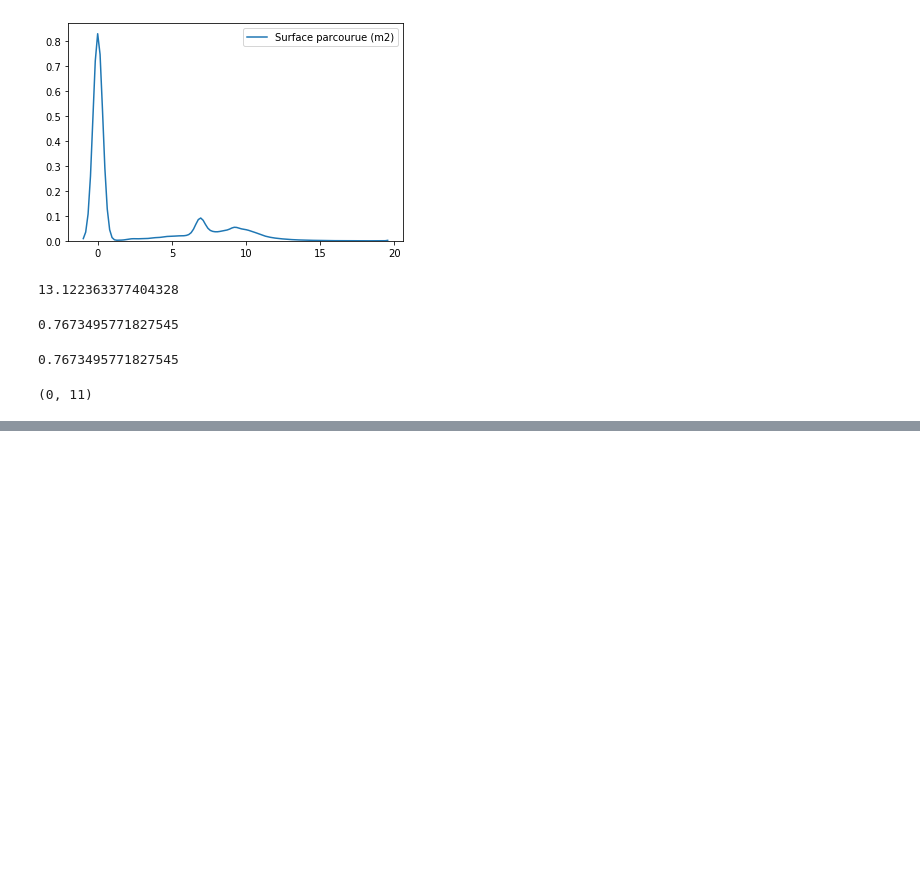
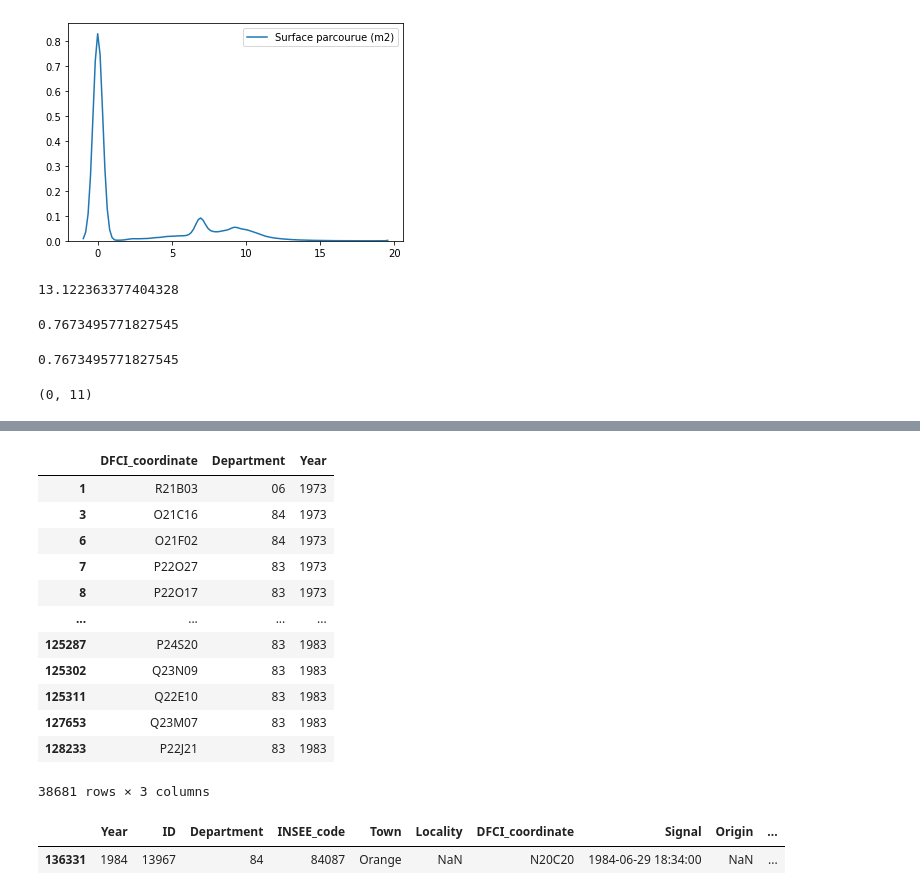
Before and after one commit to fd0r/Wildfire-Area, a Jupyter notebook: coco_notebook.ipynb, the cells around one changed output, grey strips where cells are left out. Drawn from its saved outputs; the diff is of its cells as text; code cells hidden in the pictures; blank space fills up the shorter version.

```diff
--- a/coco_notebook.ipynb
+++ b/coco_notebook.ipynb
@@ -11,5 +17,5 @@ add_forest_areas('./data/FOR_PUBL_FR_SE.json', './data/FOR_PUBL_FR_SE_A.json')
 # %%
-fires = pd.read_csv('./data/liste_incendies_ du_29_01_2020.csv', sep=';', skiprows=2)
+fires = pd.read_csv('./data/train.csv')#./../../../../Downloads/liste_incendies_ du_31_01_2020.csv', sep=';', skiprows=2)
 # %%
 fires.head()
 # %% [output]
@@ -61,0 +72,3 @@ fires[(fires['Type de feu']==0) & (fires['Surface parcourue (m2)']== 0)].shape
+# %%
+valid_dfci_letters = 'ABCDEFGHKLMN'
+#fires['DFCI_coordinate'].apply(lambda x: x if x[0] in valid_dfci_letters else valid_dfci_letters.find(x[0])).sum()
@@ -61,0 +154,2 @@ fires[(fires['Type de feu']==0) & (fires['Surface parcourue (m2)']== 0)].shape
+# %%
+fires['DFCI_coordinate'] = fires[['Department', 'DFCI_coordinate']].apply(replace_wrong_dfci_coordinate, axis=1)
@@ -61,0 +197,21 @@ fires[(fires['Type de feu']==0) & (fires['Surface parcourue (m2)']== 0)].shape
+# %%
+fires[['DFCI_coordinate','Department', 'Year']][fires['DFCI_coordinate'].apply(lambda x: x[0].upper() not in valid_dfci_letters)]
+# %% [output]
+|  | DFCI_coordinate | Department | Year |
+| 1 | R21B03 | 06 | 1973 |
+| 3 | O21C16 | 84 | 1973 |
+| 6 | O21F02 | 84 | 1973 |
+| 7 | P22O27 | 83 | 1973 |
+| 8 | P22O17 | 83 | 1973 |
+| ... | ... | ... | ... |
+| 125287 | P24S20 | 83 | 1983 |
+| 125302 | Q23N09 | 83 | 1983 |
+| 125311 | Q22E10 | 83 | 1983 |
+| 127653 | Q23M07 | 83 | 1983 |
+| 128233 | P22J21 | 83 | 1983 |
+38681 rows × 3 columns
+# %%
+fires[(fires['Year'] > 1983) & (fires['DFCI_coordinate'].apply(lambda x: x[1].isdigit())) & (fires['DFCI_coordinate'].apply(len)<7)]
+# %% [output]
+|  | Year | ID | Department | INSEE_code | Town | Locality | DFCI_coordinate | Signal | Origin | ... |
+| 136331 | 1984 | 13967 | 84 | 84087 | Orange | NaN | N20C20 | 1984-06-29 18:34:00 | NaN | ... |
```
Also changed, not shown: parts of 14 cells of this notebook, 3 other files.
